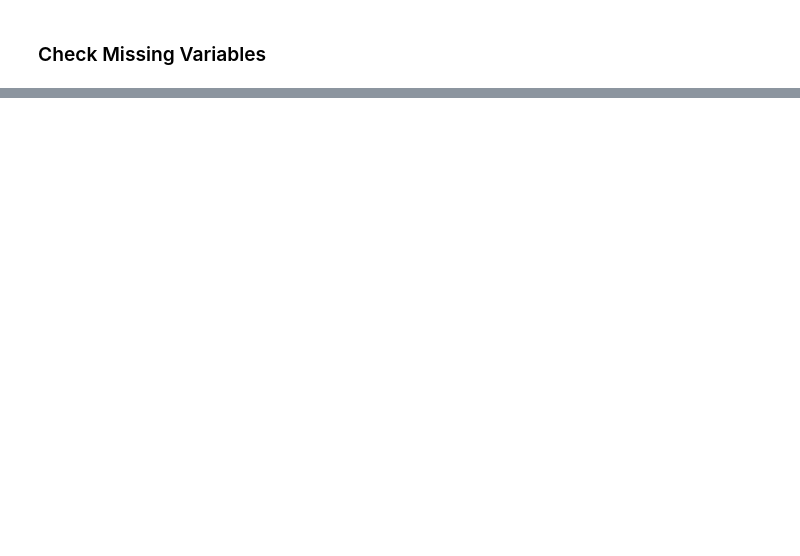
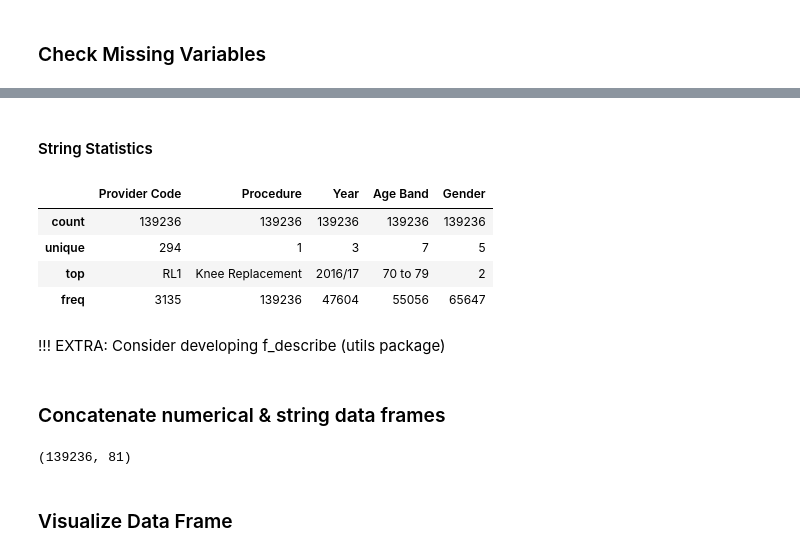
Before and after one commit to LALITAMITTAL18/EAISI-NHS, a Jupyter notebook: notebooks/Mendel/data_prep.ipynb, the cells around one changed output, grey strips where cells are left out. Drawn from its saved outputs; the diff is of its cells as text; code cells hidden in the pictures; blank space fills up the shorter version.

```diff
--- a/notebooks/Mendel/data_prep.ipynb
+++ b/notebooks/Mendel/data_prep.ipynb
@@ -143,0 +299,22 @@ Knee Replacement Pre-Op Q Score                          98.86
+# %% [markdown]
+#### String Statistics
+# %%
+df_prov_str.describe()
+# %% [output]
+|  | Provider Code | Procedure | Year | Age Band | Gender |
+| count | 139236 | 139236 | 139236 | 139236 | 139236 |
+| unique | 294 | 1 | 3 | 7 | 5 |
+| top | RL1 | Knee Replacement | 2016/17 | 70 to 79 | 2 |
+| freq | 3135 | 139236 | 47604 | 55056 | 65647 |
+# %% [markdown]
+!!! EXTRA: Consider developing f_describe (utils package)
+# %% [markdown]
+### Concatenate numerical & string data frames
+# %%
+df_prov_imp = pd.concat([df_prov_num, df_prov_str], axis=1)
+
+print(df_prov_imp.shape)
+# %% [output]
+(139236, 81)
+# %% [markdown]
+### Visualize Data Frame
```
Also changed, not shown: parts of 44 cells of this notebook, 5 other files.
